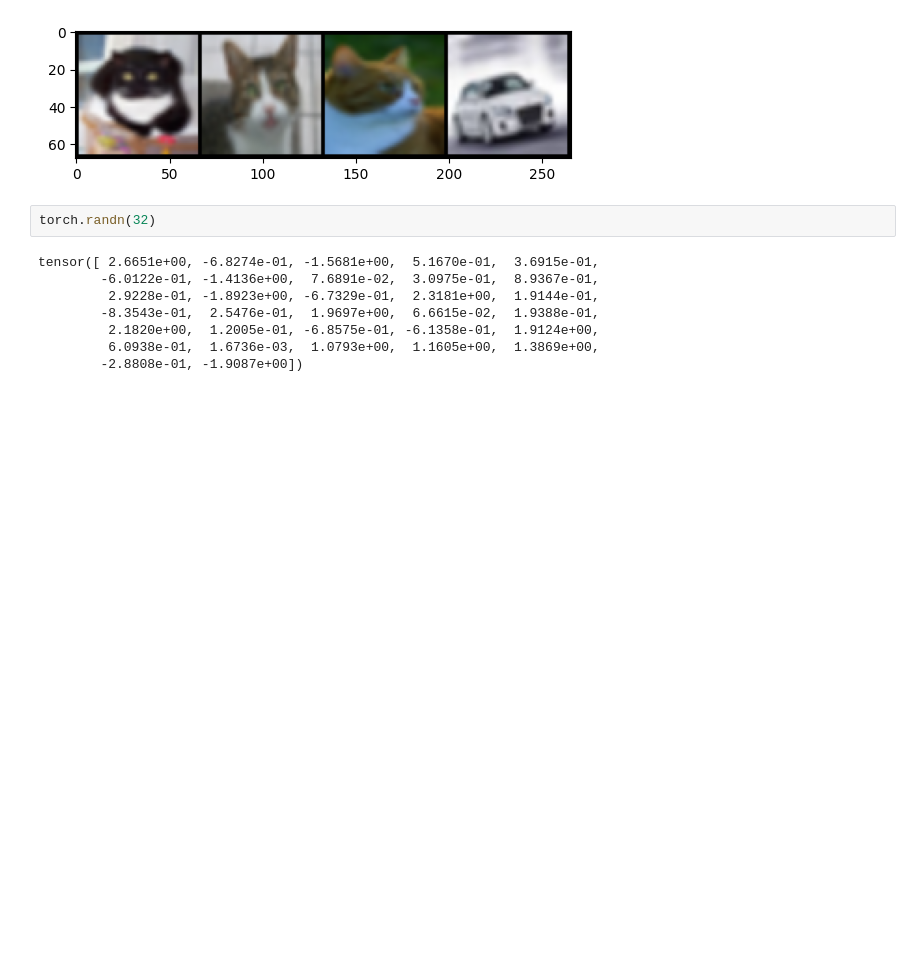
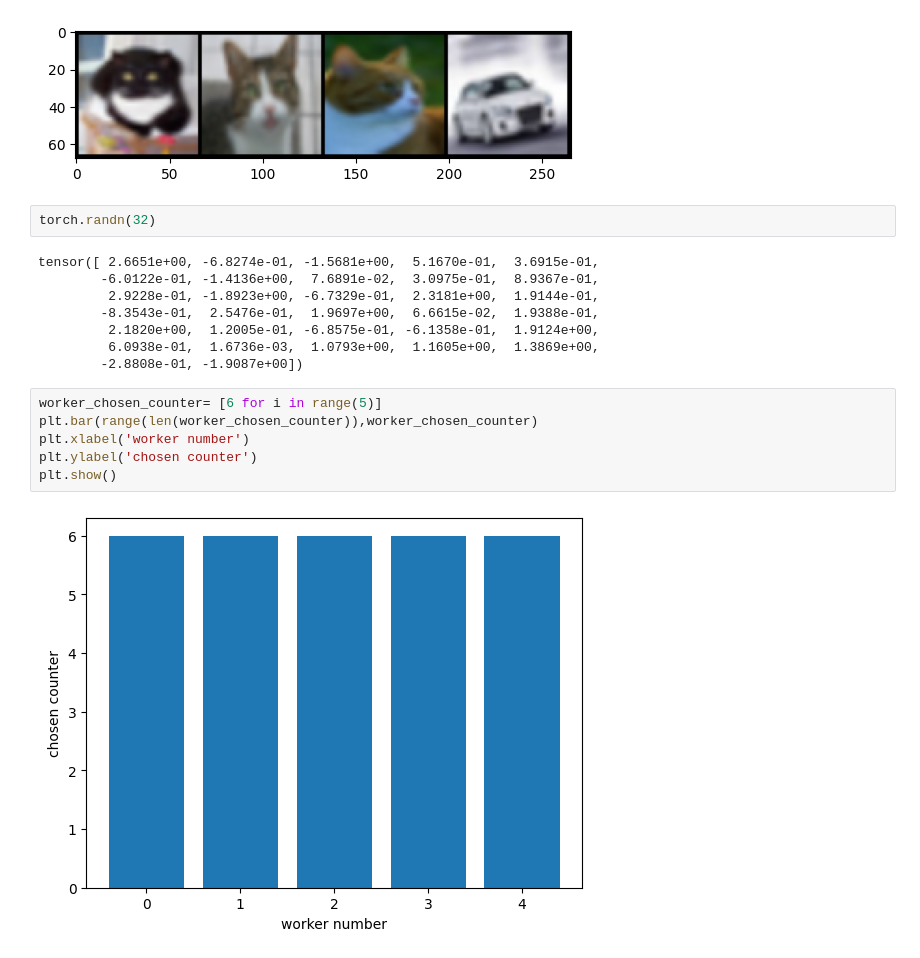
Before and after one commit to basemprince/F2U, a Jupyter notebook: image_testing.ipynb, the cells around one changed output. Saved outputs shown, nothing was run; the diff lists cells and outputs as text; blank space fills up the shorter version.

```diff
--- a/image_testing.ipynb
+++ b/image_testing.ipynb
@@ -102,3 +104,11 @@ tensor([ 2.6651e+00, -6.8274e-01, -1.5681e+00,  5.1670e-01,  3.6915e-01,
          2.1820e+00,  1.2005e-01, -6.8575e-01, -6.1358e-01,  1.9124e+00,
          6.0938e-01,  1.6736e-03,  1.0793e+00,  1.1605e+00,  1.3869e+00,
         -2.8808e-01, -1.9087e+00])
+# %%
+worker_chosen_counter= [6 for i in range(5)]
+plt.bar(range(len(worker_chosen_counter)),worker_chosen_counter)
+plt.xlabel('worker number')
+plt.ylabel('chosen counter')
+plt.show()
+# %% [output]
+[figure, added]
```
Also changed, not shown: parts of 1 cell of this notebook, 6 other files.
